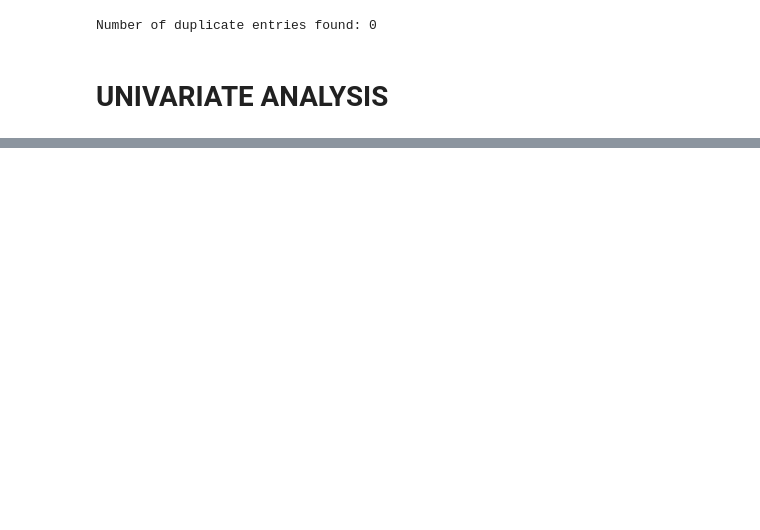
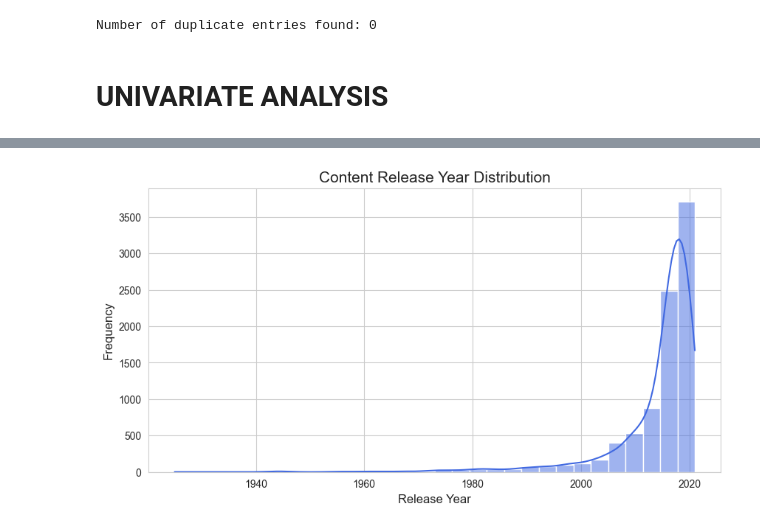
Before and after one commit to Janetjesy/Kaggle_netflix, a Jupyter notebook: netflix.ipynb, the cells around one changed output, grey strips where cells are left out. Drawn from its saved outputs; the diff is of its cells as text; code cells hidden in the pictures; blank space fills up the shorter version.

```diff
--- a/netflix.ipynb
+++ b/netflix.ipynb
@@ -406,0 +451,13 @@ Number of duplicate entries found: 0
+# %%
+plt.figure(figsize=(10, 5))
+
+# We use a Histogram for numbers like years
+sns.histplot(netflix_copy['release_year'], bins=30, kde=True, color='royalblue')
+
+plt.title('Content Release Year Distribution', fontsize=15)
+plt.xlabel('Release Year', fontsize=12)
+plt.ylabel('Frequency', fontsize=12)
+
+plt.show()
+# %% [output]
+[figure, added]
```
Also changed, not shown: parts of 4 cells of this notebook.
